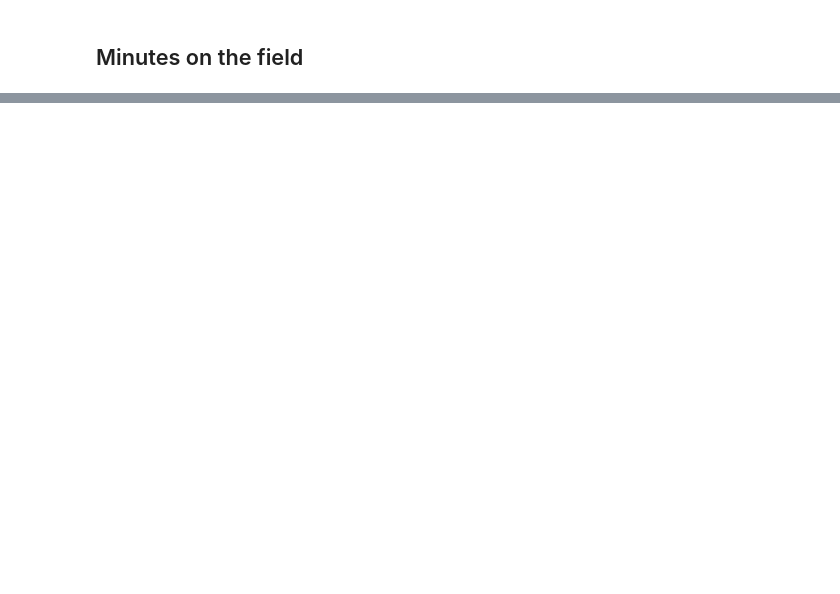
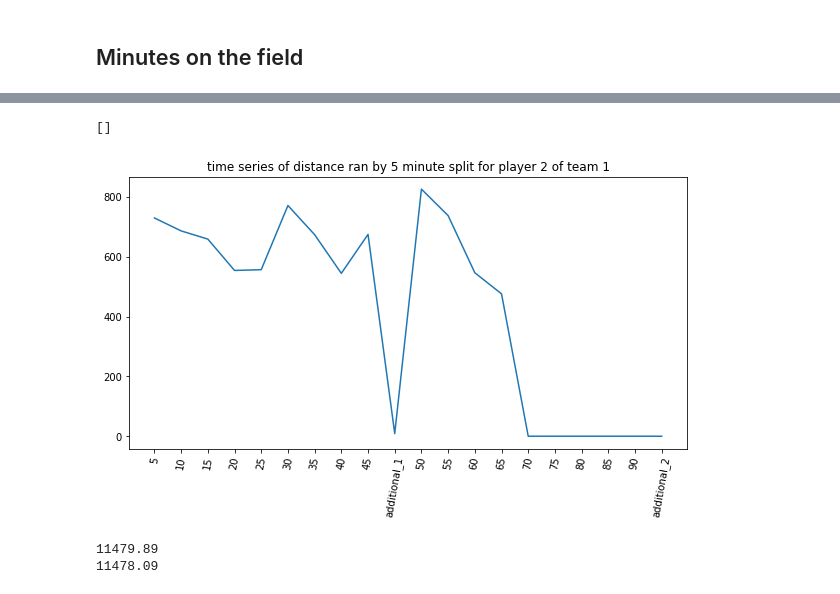
Before and after one commit to Jbalkan/SoccerTrackingData3, a Jupyter notebook: 1_Split_Metrics.ipynb, the cells around one changed output, grey strips where cells are left out. Saved outputs shown, nothing was run; the diff lists cells and outputs as text; code cells hidden in the pictures; blank space fills up the shorter version.

```diff
--- a/1_Split_Metrics.ipynb
+++ b/1_Split_Metrics.ipynb
@@ -277,0 +405,19 @@ team0_players[73].jersey_num
+# %%
+# plot
+fig, ax = plt.subplots(figsize=(10, 5))
+sns.lineplot(data=distances.iloc[0].drop('total'), sort=False, ax=ax)
+
+plt.xticks(rotation=80)
+plt.title('time series of distance ran by 5 minute split for player {} of team {}'.format(player.jersey_num, player.teamID))
+
+plt.plot()
+# %% [output]
+[]
+[figure, added]
+# %%
+# two methods:
+print(helpers.get_total_distance(player))
+print(helpers.apply_by_split(player, helpers.get_total_distance)[1][-1])
+# %% [output]
+11479.89
+11478.09
```
Also changed, not shown: parts of 60 cells of this notebook, 6 other files.
